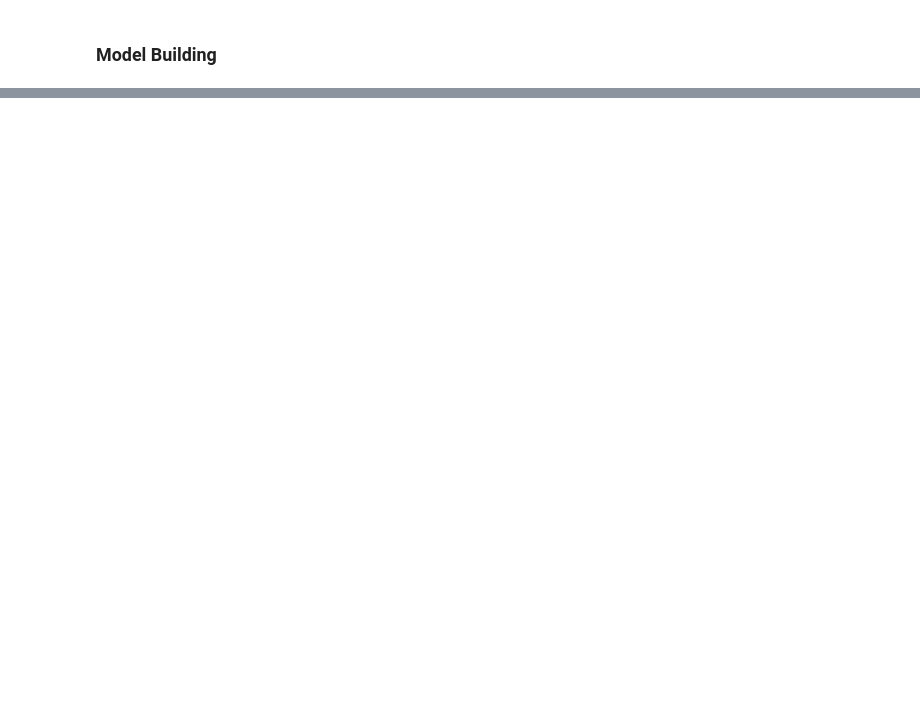
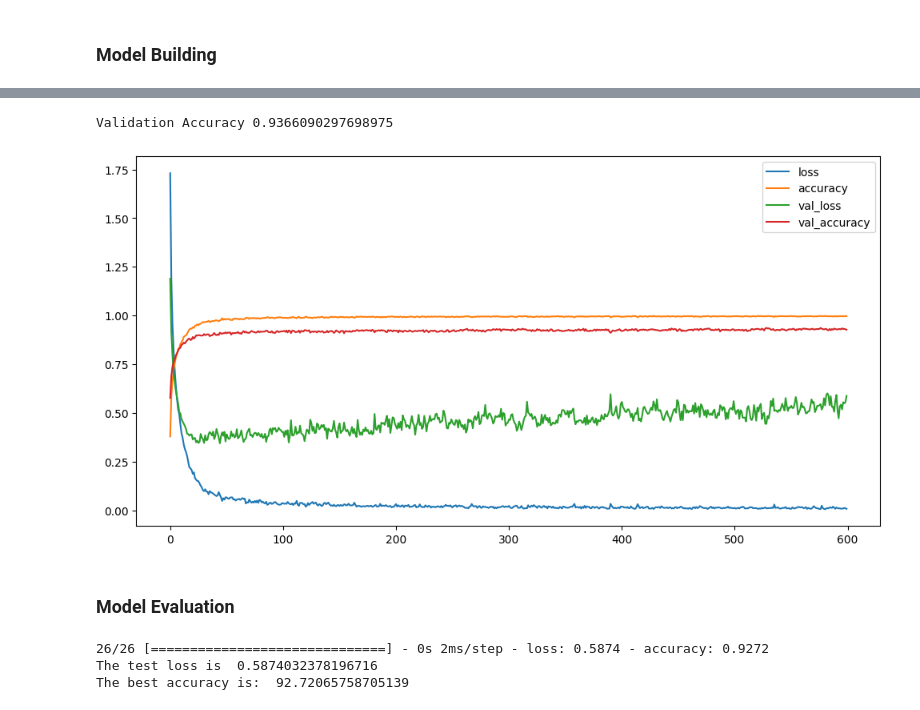
Before and after one commit to lazarulian/psych186b-final-project, a Jupyter notebook: ModelBuilding.ipynb, the cells around one changed output, grey strips where cells are left out. Cells and saved outputs as stored; diff of their text form; code cells hidden in the pictures; blank space fills up the shorter version.

```diff
--- a/ModelBuilding.ipynb
+++ b/ModelBuilding.ipynb
@@ -195,7 +81,7 @@ X=fit.fit_transform(np.array(df.iloc[:,:-1],dtype=float))
 # %%
-# Training and Testing Dataset
+# Creating Train/Test Split
 
-X_train, X_test, y_train, y_test=train_test_split(X,y,test_size=0.25)
+X_train, X_test, y_train, y_test=train_test_split(X,y,test_size=0.33)
 print("Amount to Train: ", len(y_train))
 print("Amount to Test: ", len(y_test))
 # %% [output]
@@ -204,2 +90,31 @@ Amount to Test:  2498
 # %% [markdown]
 ### Model Building
+# %%
+def train_model(model,epochs,optimizer):
+    batch_size=128
+    model.compile(optimizer=optimizer,loss='sparse_categorical_crossentropy',metrics='accuracy')
+    return model.fit(X_train,y_train,validation_data=(X_test,y_test),epochs=epochs,batch_size=batch_size)
+
+def plot_validate(history):
+    print("Validation Accuracy",max(history.history["val_accuracy"]))
+    pd.DataFrame(history.history).plot(figsize=(12,6))
+    plt.show()
+# %%
+model=tf.keras.models.Sequential([
+    tf.keras.layers.Dense(512,activation='relu',input_shape=(X_train.shape[1],)),
+    tf.keras.layers.Dropout(0.2),
+
+    tf.keras.layers.Dense(256,activation='relu'),
+    keras.layers.Dropout(0.2),
+
+    tf.keras.layers.Dense(128,activation='relu'),
+    tf.keras.layers.Dropout(0.2),
+
+    tf.keras.layers.Dense(64,activation='relu'),
+    tf.keras.layers.Dropout(0.2),
+
+    tf.keras.layers.Dense(10,activation='softmax'),
+])
+
+print(model.summary())
+model_history=train_model(model=model,epochs=600,optimizer='adam')
@@ -205,0 +139,5 @@ Amount to Test:  2498
+# %%
+plot_validate(model_history)
+# %% [output]
+Validation Accuracy 0.9366090297698975
+[figure, added]
@@ -205,0 +147,10 @@ Amount to Test:  2498
+# %% [markdown]
+### Model Evaluation
+# %%
+test_loss,test_acc=model.evaluate(X_test, y_test, batch_size=128)
+print("The test loss is ", test_loss)
+print("The best accuracy is: ", test_acc*100)
+# %% [output]
+26/26 [==============================] - 0s 2ms/step - loss: 0.5874 - accuracy: 0.9272
+The test loss is  0.5874032378196716
+The best accuracy is:  92.72065758705139
```
Also changed, not shown: parts of 32 cells of this notebook, 4 other files.
